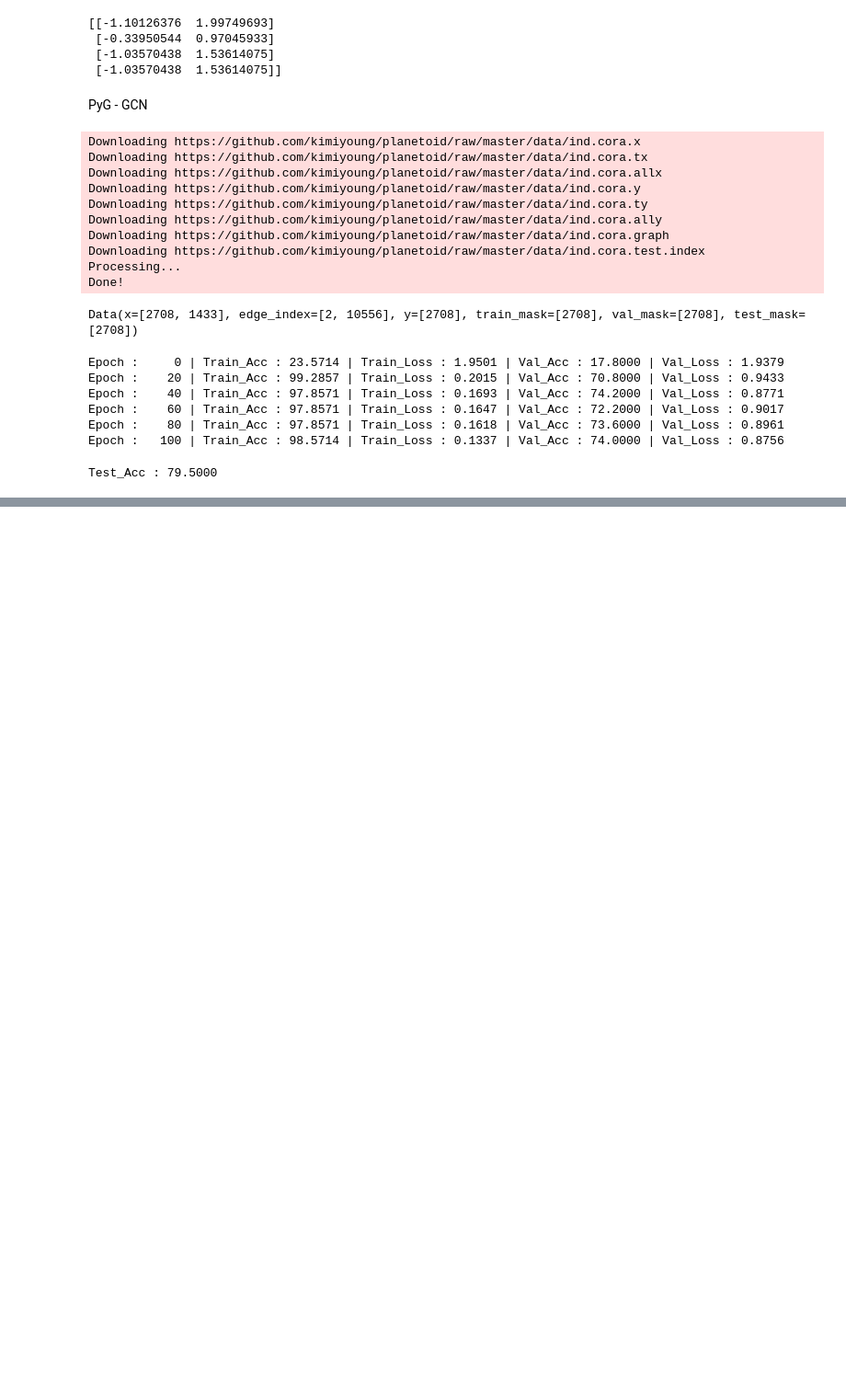
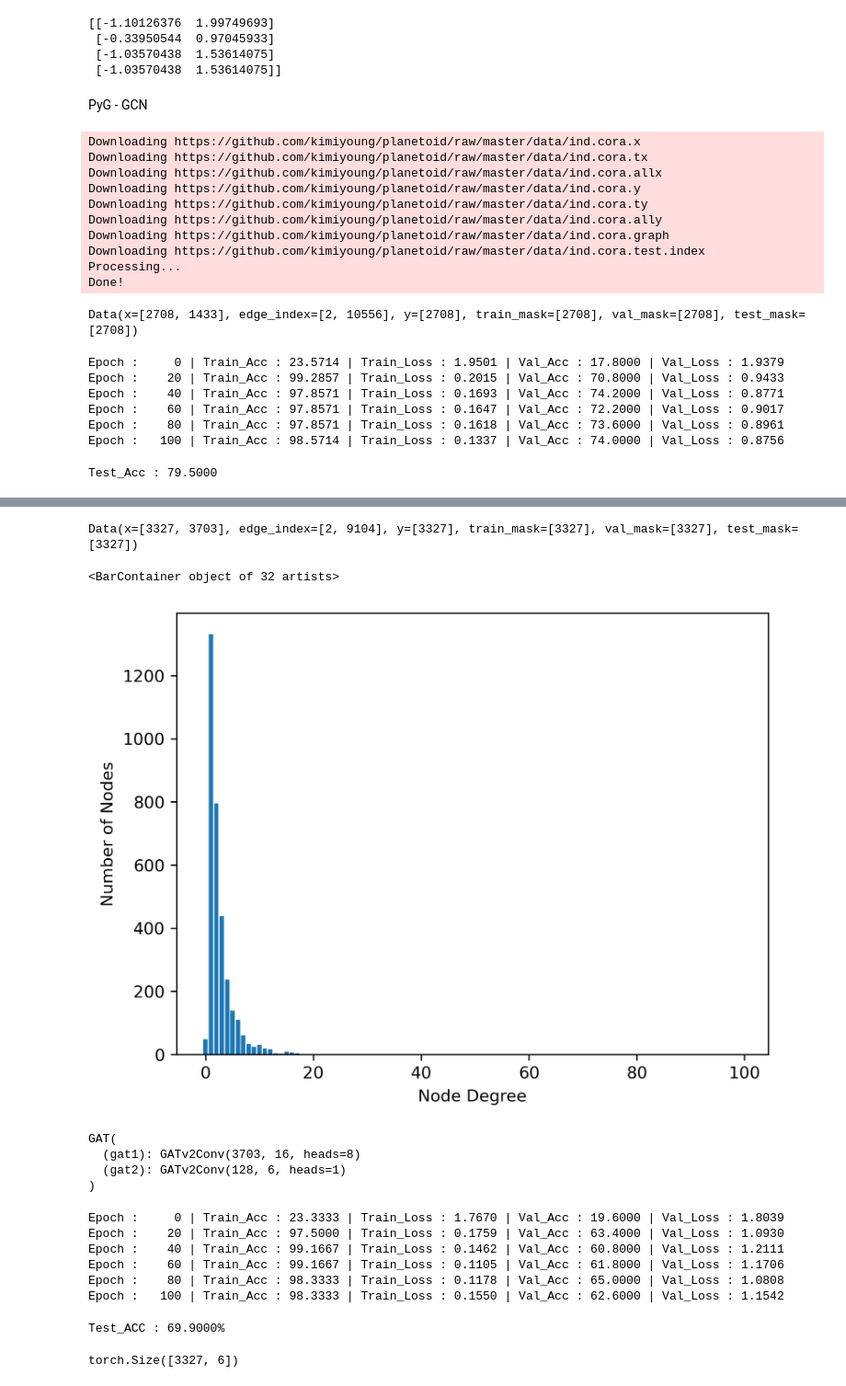
Before and after one commit to mun9yx/Graph-play, a Jupyter notebook: 7_GAT/7_GAT.ipynb, the cells around one changed output, grey strips where cells are left out. Shown: that part at 92% size. Cells and saved outputs as stored; diff of their text form; code cells hidden in the pictures; blank space fills up the shorter version.

Commit message:
Insert CiteSeer_GAT

```diff
--- a/7_GAT/7_GAT.ipynb
+++ b/7_GAT/7_GAT.ipynb
@@ -186,0 +189,3 @@ Test_Acc : 79.5000
+# %%
+dataset = Planetoid(root='.',name='CiteSeer')
+data = dataset[0]
@@ -186,0 +203,41 @@ Test_Acc : 79.5000
+# %%
+data
+# %% [output]
+Data(x=[3327, 3703], edge_index=[2, 9104], y=[3327], train_mask=[3327], val_mask=[3327], test_mask=[3327])
+# %%
+import matplotlib.pyplot as plt
+from torch_geometric.utils import degree
+from collections import Counter
+
+degrees = degree(data.edge_index[0]).numpy()
+numbers = Counter(degrees)
+
+fig,ax = plt.subplots(dpi=300)
+ax.set_xlabel('Node Degree')
+ax.set_ylabel('Number of Nodes')
+plt.bar(numbers.keys(),numbers.values())
+# %% [output]
+<BarContainer object of 32 artists>
+[figure, added]
+# %%
+gat2 = GAT(dataset.num_features,16,dataset.num_classes)
+print(gat2)
+# %% [output]
+GAT(
+  (gat1): GATv2Conv(3703, 16, heads=8)
+  (gat2): GATv2Conv(128, 6, heads=1)
+)
+# %%
+gat2.fit(data,epochs=100)
+# %% [output]
+Epoch :     0 | Train_Acc : 23.3333 | Train_Loss : 1.7670 | Val_Acc : 19.6000 | Val_Loss : 1.8039
+Epoch :    20 | Train_Acc : 97.5000 | Train_Loss : 0.1759 | Val_Acc : 63.4000 | Val_Loss : 1.0930
+Epoch :    40 | Train_Acc : 99.1667 | Train_Loss : 0.1462 | Val_Acc : 60.8000 | Val_Loss : 1.2111
+Epoch :    60 | Train_Acc : 99.1667 | Train_Loss : 0.1105 | Val_Acc : 61.8000 | Val_Loss : 1.1706
+Epoch :    80 | Train_Acc : 98.3333 | Train_Loss : 0.1178 | Val_Acc : 65.0000 | Val_Loss : 1.0808
+Epoch :   100 | Train_Acc : 98.3333 | Train_Loss : 0.1550 | Val_Acc : 62.6000 | Val_Loss : 1.1542
+# %%
+acc = gat2.test(data)
+print(f'Test_ACC : {acc*100:.4f}%')
+# %% [output]
+Test_ACC : 69.9000%
@@ -186,0 +247,4 @@ Test_Acc : 79.5000
+# %%
+out.shape #3327개 노드별로 6개의 클래스에 대한 로짓
+# %% [output]
+torch.Size([3327, 6])
```
Also changed, not shown: parts of 6 cells of this notebook, 11 other files.
